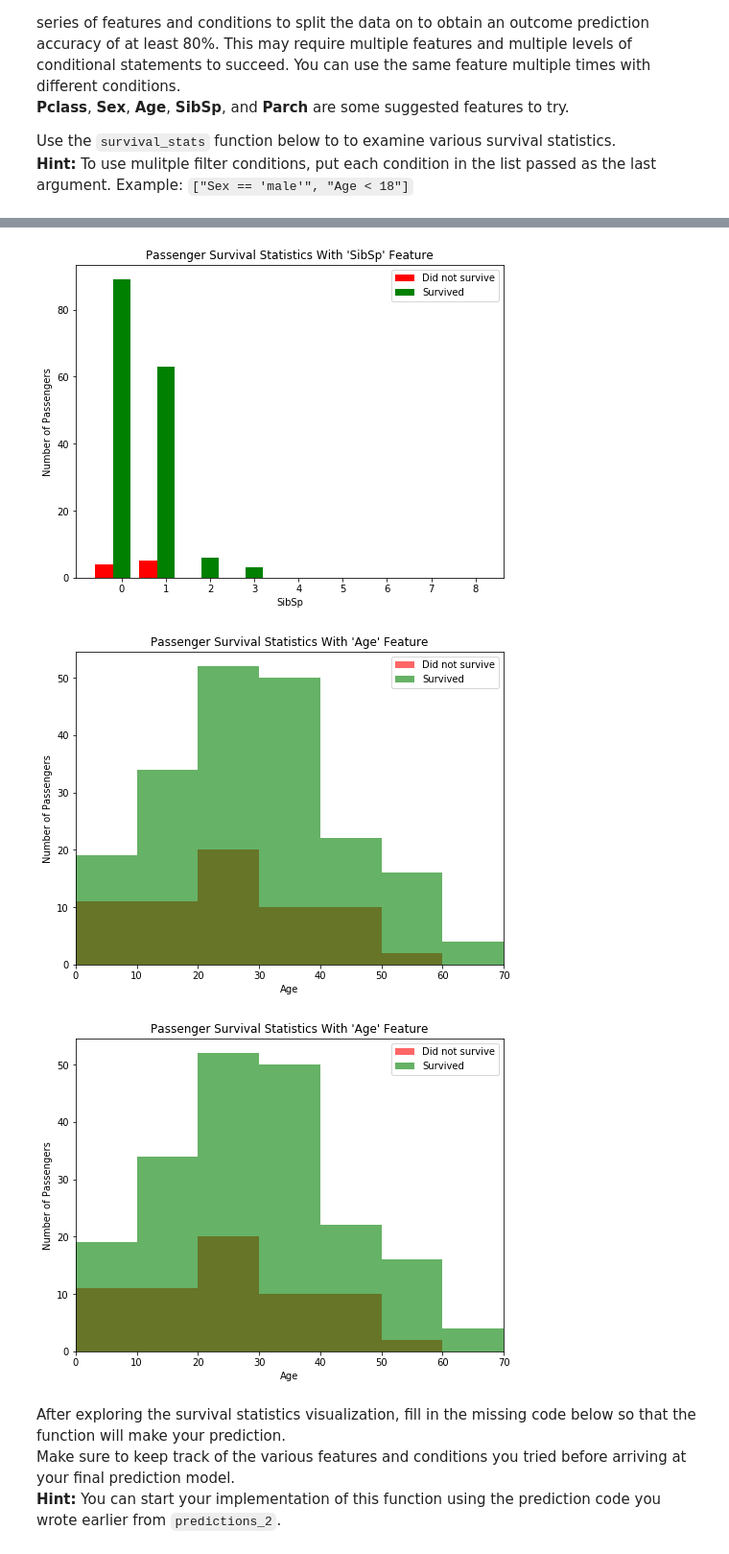
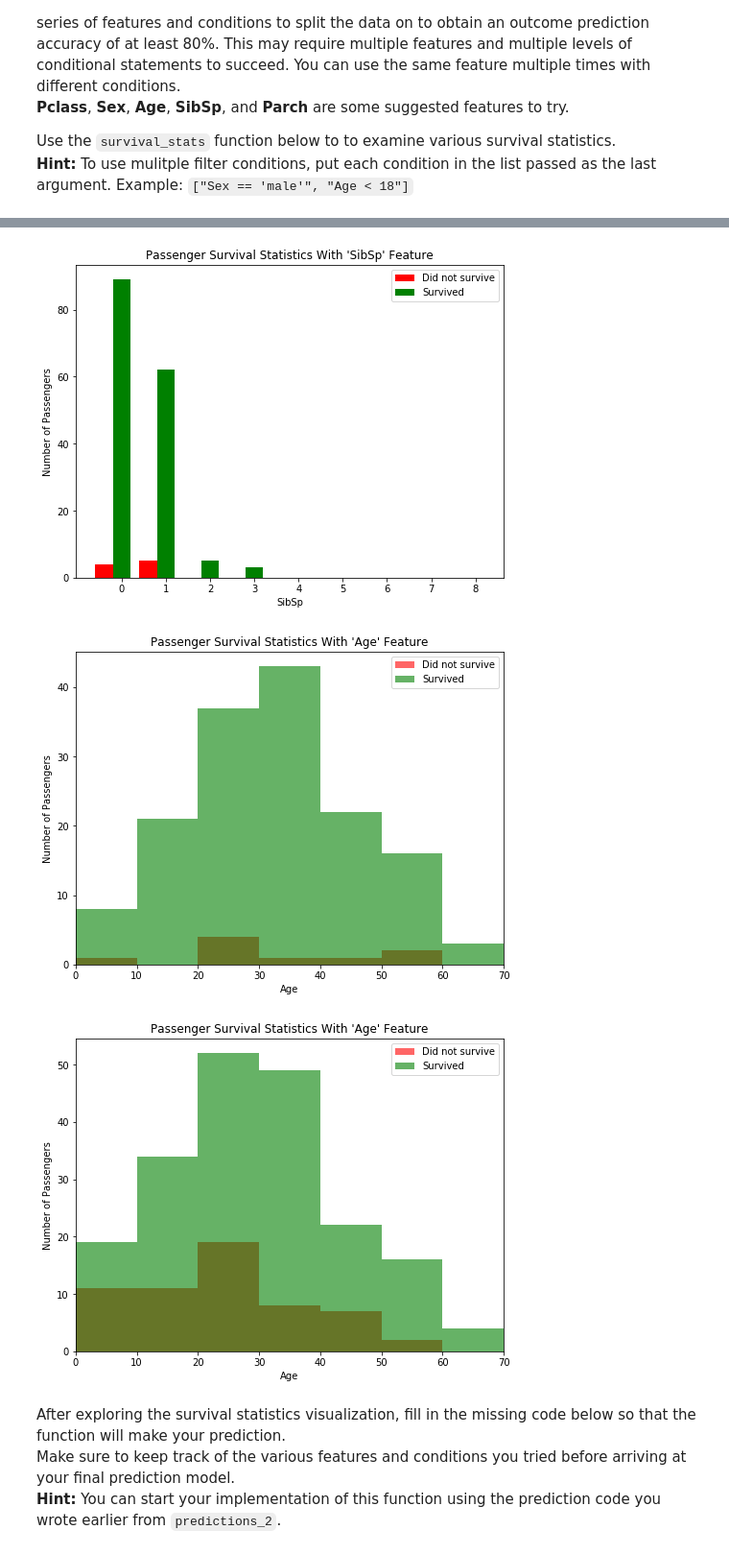
Before and after one commit to amberved/machine-learning, a Jupyter notebook: projects/titanic_survival_exploration/titanic_survival_exploration.ipynb, the cells around one changed output, grey strips where cells are left out. Shown at 96% size. Drawn from its saved outputs; the diff is of its cells as text; code cells hidden in the pictures.

```diff
--- a/projects/titanic_survival_exploration/titanic_survival_exploration.ipynb
+++ b/projects/titanic_survival_exploration/titanic_survival_exploration.ipynb
@@ -227,33 +227,33 @@ Use the `survival_stats` function below to to examine various survival statistic
 # %%
 
 #vs.survival_stats(data, outcomes, 'Pclass', ["Sex == 'male'", "Age > 20", "Age < 40"])
 #vs.survival_stats(data, outcomes, 'Pclass', ["Sex == 'male'", "Age > 10"])
 #vs.survival_stats(data, outcomes, 'SibSp', ["Sex == 'male'",  "Age > 10", "Pclass == 1"])
 #vs.survival_stats(data, outcomes, 'SibSp', ["Sex == 'male'",  "Age > 10", "Pclass == 1", "SibSp == 0", "Parch == 0"])
 #vs.survival_stats(data, outcomes, 'SibSp', ["Sex == 'male'",  "Age > 10", "Pclass == 1", "SibSp == 0"])
 #vs.survival_stats(data, outcomes, 'SibSp', ["Sex == 'male'",  "Age > 10", "Pclass == 1", "SibSp == 0", "Parch != 0"])
 #vs.survival_stats(data, outcomes, 'SibSp', ["Sex == 'male'",  "Age > 10", "Pclass == 1", "Parch == 0"])
 #vs.survival_stats(data, outcomes, 'Parch', ["Sex == 'male'",  "Age > 20", "Age < 40","SibSp == 1", "Pclass == 1"]
 #vs.survival_stats(data, outcomes, 'SibSp', ["Sex == 'male'",  "Age > 20", "Age < 40", "Pclass != 1"])
 #vs.survival_stats(data, outcomes, 'Parch', ["Sex == 'male'",  "Age > 20", "Age < 40"])
 #vs.survival_stats(data, outcomes, 'Pclass', ["Sex == 'male'", "Age > 10"])
 
 #vs.survival_stats(data, outcomes, 'Age', ["Sex == 'male'",  "Age > 20", "Age < 40", "Pclass == 1"])
 
 #vs.survival_stats(data, outcomes, 'SibSp', ["Sex == 'female'" ])
 #vs.survival_stats(data, outcomes, 'Parch', ["Sex == 'female'" ])
 #vs.survival_stats(data, outcomes, 'Age', ["Sex == 'female'", "Pclass == 3" ])
 
 vs.survival_stats(data, outcomes, 'Parch', ["Sex == 'female'", "Pclass != 3" ])
-vs.survival_stats(data, outcomes, 'SibSp', ["Sex == 'female'", "Pclass != 3" ])
+vs.survival_stats(data, outcomes, 'SibSp', ["Sex == 'female'", "Pclass != 3", "Parch < 3" ])
 
-vs.survival_stats(data, outcomes, 'Age', ["Sex == 'female'", "SibSp <= 6" ])
-vs.survival_stats(data, outcomes, 'Age', ["Sex == 'female'", "Parch <= 6" ])
+vs.survival_stats(data, outcomes, 'Age', ["Sex == 'female'", "Pclass != 3", "SibSp <= 3" ])
+vs.survival_stats(data, outcomes, 'Age', ["Sex == 'female'", "Parch <= 3" ])
 # %% [output]
 [figure]
-[figure, old version]
+[figure, new version]
-[figure, old version]
+[figure, new version]
-[figure, old version]
+[figure, new version]
 # %% [markdown]
 After exploring the survival statistics visualization, fill in the missing code below so that the function will make your prediction.
 Make sure to keep track of the various features and conditions you tried before arriving at your final prediction model.
```
Also changed, not shown: parts of 13 cells of this notebook, 3 other files.
